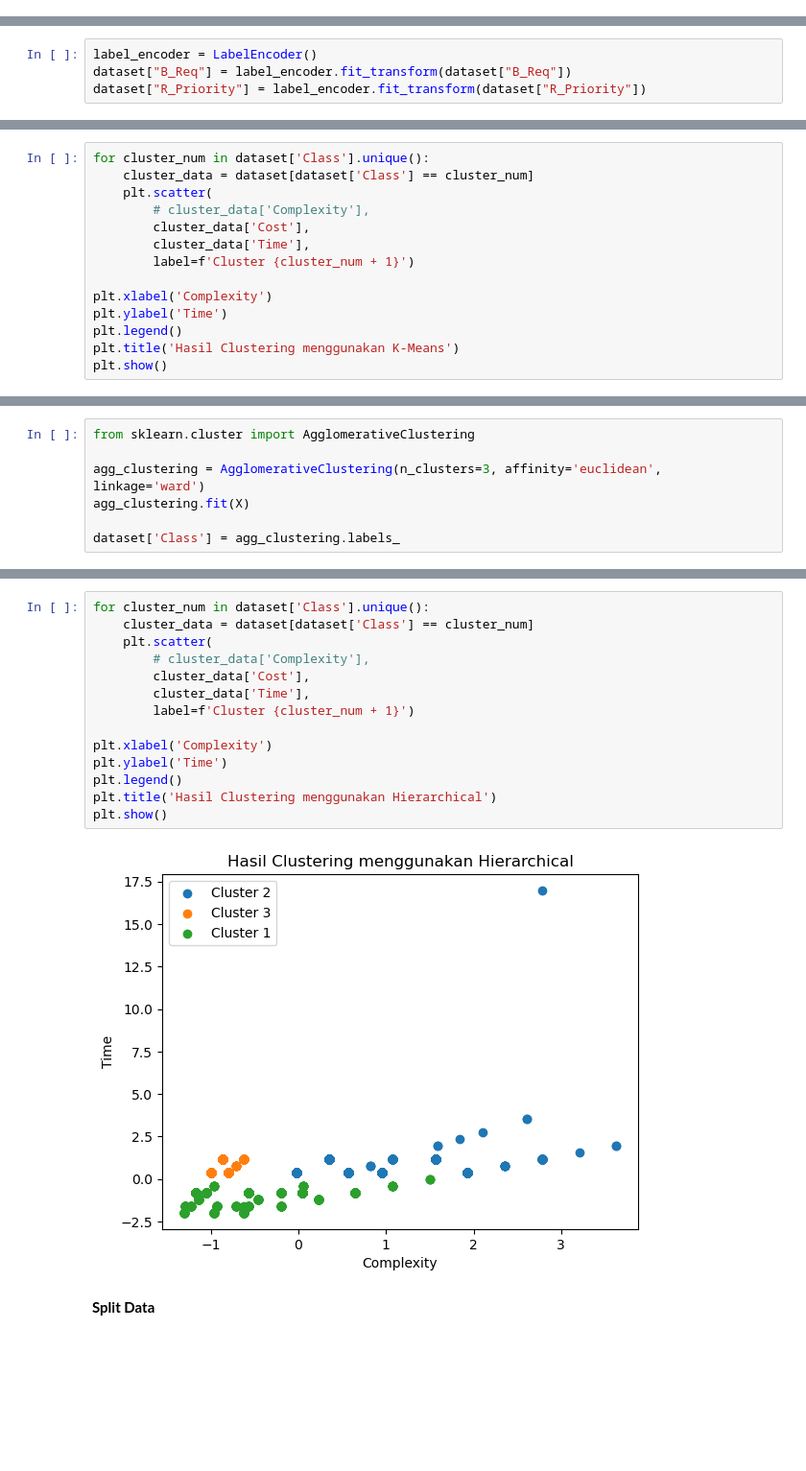
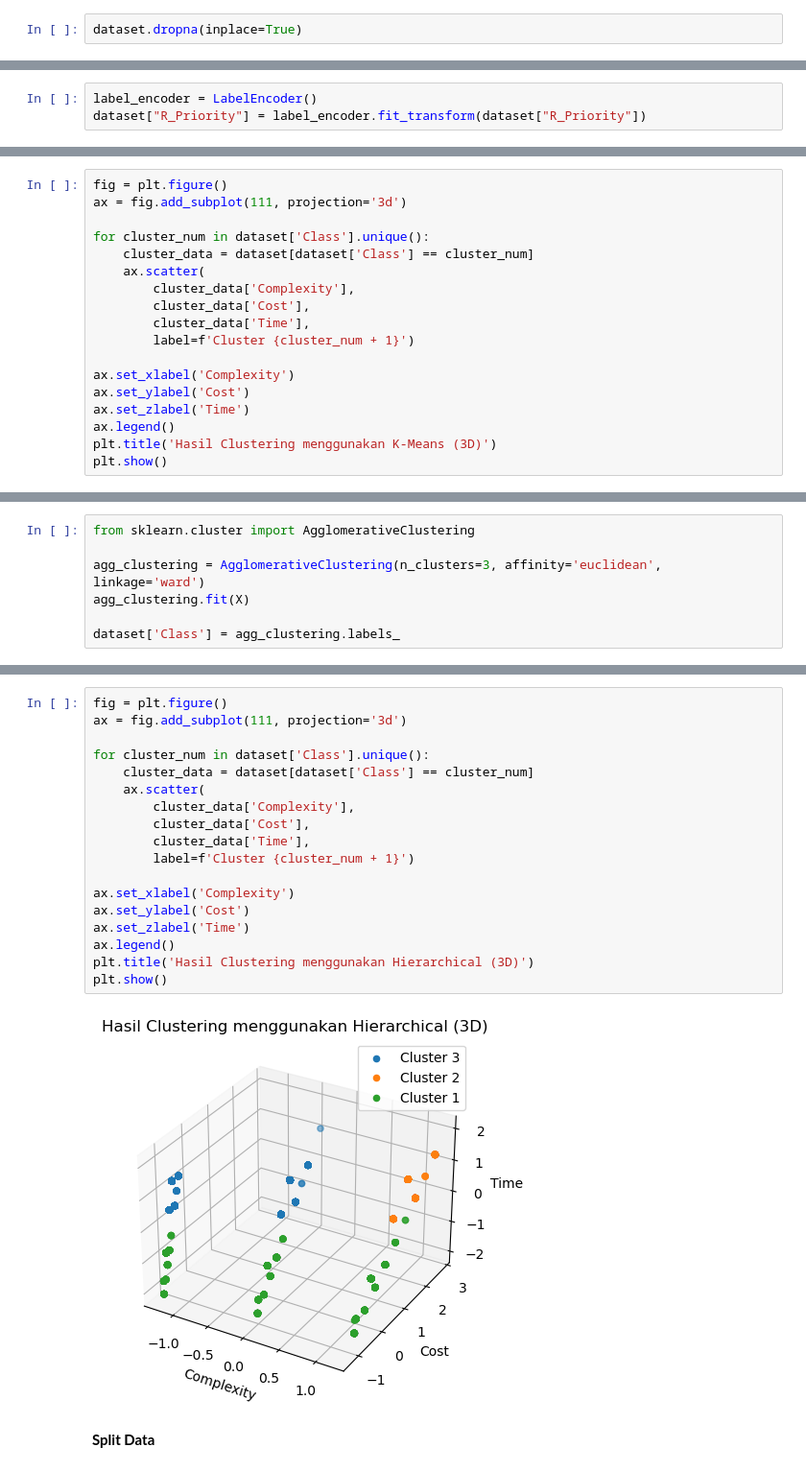
Before and after one commit to Jordan-18/PPL-CS-Prioritization-, a Jupyter notebook: #preprocess.split-data.clustering.ipynb, the cells around one changed output, grey strips where cells are left out. Shown at 96% size. Drawn from its saved outputs; the diff is of its cells as text; blank space fills up the shorter version.

```diff
--- a/#preprocess.split-data.clustering.ipynb
+++ b/#preprocess.split-data.clustering.ipynb
@@ -26,0 +40,2 @@ Total Data is 3314
+# %%
+dataset.dropna(inplace=True)
@@ -28,7 +58,6 @@ Total Data is 3314
 # **Preprocess Data**
 # %%
 label_encoder = LabelEncoder()
-dataset["B_Req"] = label_encoder.fit_transform(dataset["B_Req"])
 dataset["R_Priority"] = label_encoder.fit_transform(dataset["R_Priority"])
 # %%
 dataset["FP"] = dataset["FP"].apply(lambda x: len(x.split(",")))
@@ -76,15 +99,19 @@ Score: 0.4841882101497552
 # %%
+fig = plt.figure()
+ax = fig.add_subplot(111, projection='3d')
+
 for cluster_num in dataset['Class'].unique():
     cluster_data = dataset[dataset['Class'] == cluster_num]
-    plt.scatter(
-        # cluster_data['Complexity'],
+    ax.scatter(
+        cluster_data['Complexity'],
         cluster_data['Cost'],
         cluster_data['Time'],
         label=f'Cluster {cluster_num + 1}')
 
-plt.xlabel('Complexity')
-plt.ylabel('Time')
-plt.legend()
-plt.title('Hasil Clustering menggunakan K-Means')
+ax.set_xlabel('Complexity')
+ax.set_ylabel('Cost')
+ax.set_zlabel('Time')
+ax.legend()
+plt.title('Hasil Clustering menggunakan K-Means (3D)')
 plt.show()
 # %% [output]
@@ -117,19 +144,23 @@ Score: 0.43819260583088593
 # %%
+fig = plt.figure()
+ax = fig.add_subplot(111, projection='3d')
+
 for cluster_num in dataset['Class'].unique():
     cluster_data = dataset[dataset['Class'] == cluster_num]
-    plt.scatter(
-        # cluster_data['Complexity'],
+    ax.scatter(
+        cluster_data['Complexity'],
         cluster_data['Cost'],
         cluster_data['Time'],
         label=f'Cluster {cluster_num + 1}')
 
-plt.xlabel('Complexity')
-plt.ylabel('Time')
-plt.legend()
-plt.title('Hasil Clustering menggunakan Hierarchical')
+ax.set_xlabel('Complexity')
+ax.set_ylabel('Cost')
+ax.set_zlabel('Time')
+ax.legend()
+plt.title('Hasil Clustering menggunakan Hierarchical (3D)')
 plt.show()
 # %% [output]
-[figure, old version]
+[figure, new version]
 # %% [markdown]
 **Split Data**
 # %%
```
Also changed, not shown: parts of 20 cells of this notebook, 26 other files.
